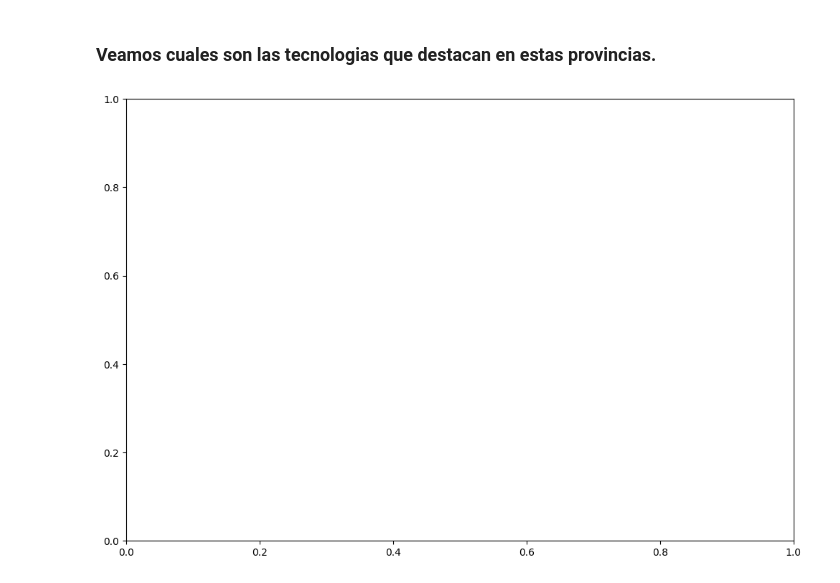
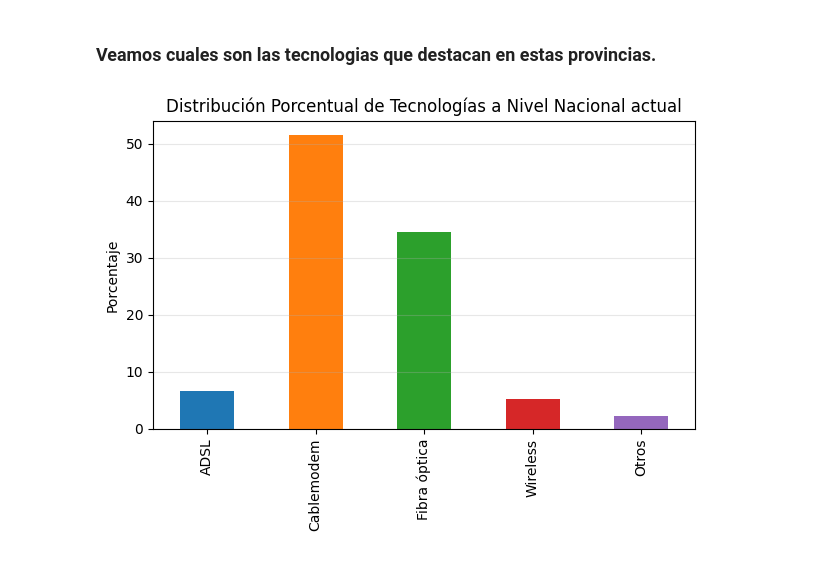
Before and after one commit to mauricioarcez/Analisis-de-Mercado-Internet-Arg, a Jupyter notebook: notebooks/eda.ipynb, the cells around one changed output. Drawn from its saved outputs; the diff is of its cells as text; code cells hidden in the pictures.

Commit message:
listo df acceso por tecnologias.

```diff
--- a/notebooks/eda.ipynb
+++ b/notebooks/eda.ipynb
@@ -62,11 +62,23 @@ plt.show()
 - **Estabilidad en Entre Ríos:** Entre Ríos muestra un comportamiento estable en el tiempo, sin variaciones notables, lo que indica un mercado maduro sin grandes fluctuaciones en su conectividad.
 # %% [markdown]
 ### Veamos cuales son las tecnologias que destacan en estas provincias.
-# %%
-# Crear gráfico de barras apiladas con tecnologias sobre el total.
-fig, ax = plt.subplots(figsize=(12, 8))
-
-
-plt.show()
-# %% [output]
-[figure, removed]
+# %%
+# Calcular los porcentajes de cada tecnología respecto al Total
+trim1 = axt[axt['Trimestre'] == '1']
+actual = trim1[trim1['Año'] == '2024']
+
+total_nacional = actual[['ADSL', 'Cablemodem', 'Fibra óptica', 'Wireless', 'Otros']].sum()
+total_general = actual['Total'].sum()
+total_nacional_percent = (total_nacional / total_general) * 100
+
+# Crear gráfico de barras con tecnologias sobre el total.
+fig, ax = plt.subplots(figsize=(7, 4))
+
+total_nacional_percent.plot(kind='bar', stacked=True, ax=ax, color=['#1f77b4', '#ff7f0e', '#2ca02c', '#d62728', '#9467bd'])
+ax.set_title('Distribución Porcentual de Tecnologías a Nivel Nacional actual', fontsize=12)
+ax.set_ylabel('Porcentaje')
+
+plt.grid(axis='y', alpha=0.3)
+plt.show()
+# %% [output]
+[figure, added]
```
Also changed, not shown: parts of 5 cells of this notebook, 1 other file.
